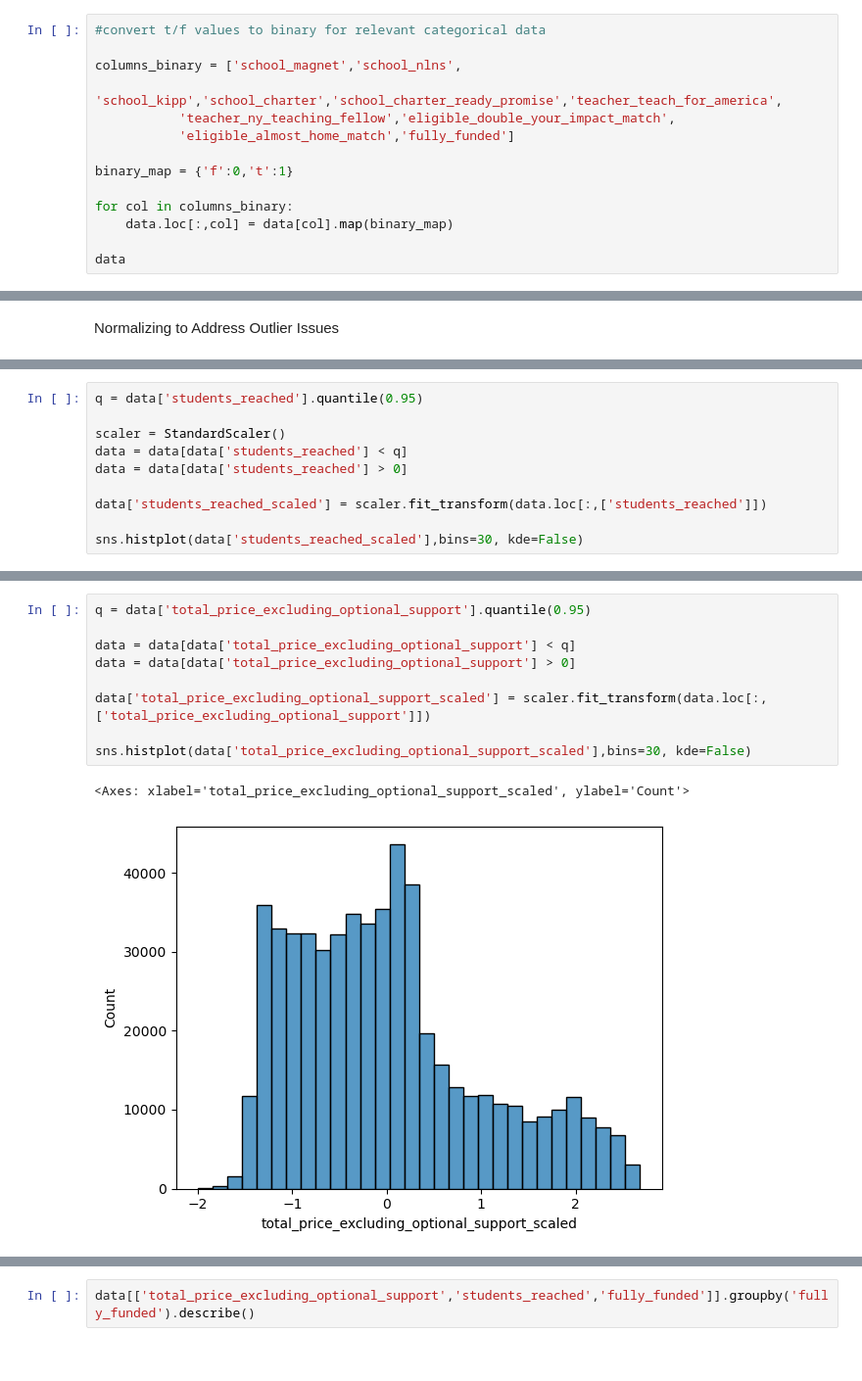
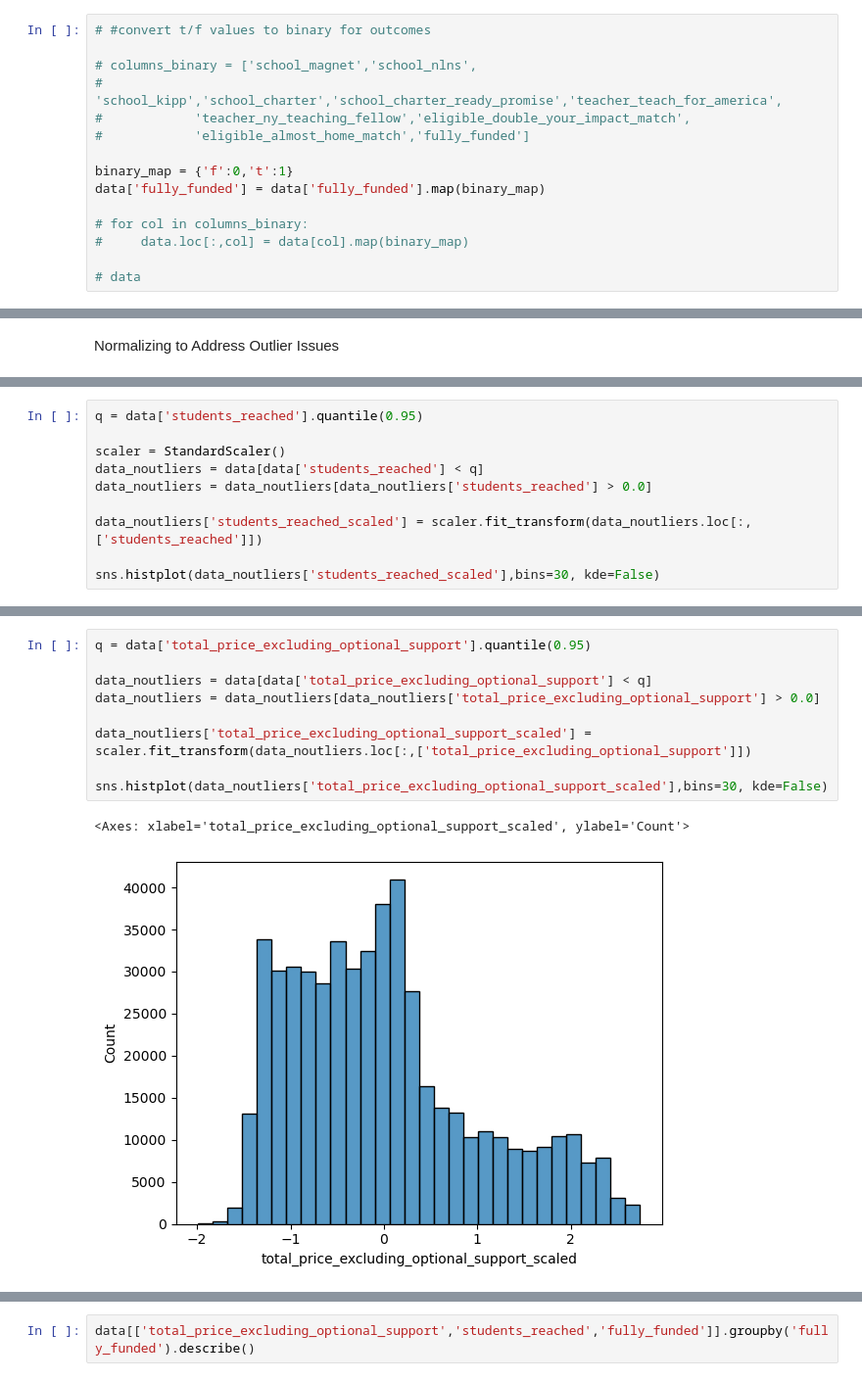
Before and after one commit to yxinzh/project---education, a Jupyter notebook: dataprocessing.ipynb, the cells around one changed output, grey strips where cells are left out. Shown at 98% size. Drawn from its saved outputs; the diff is of its cells as text.

```diff
--- a/dataprocessing.ipynb
+++ b/dataprocessing.ipynb
@@ -51,17 +53,18 @@ columns = ['projectid','school_state','school_metro','school_magnet','school_nln
 
 data = combined[columns]
 # %%
-#convert t/f values to binary for relevant categorical data
+# #convert t/f values to binary for outcomes
 
-columns_binary = ['school_magnet','school_nlns',
-           'school_kipp','school_charter','school_charter_ready_promise','teacher_teach_for_america',
-           'teacher_ny_teaching_fellow','eligible_double_your_impact_match',
-           'eligible_almost_home_match','fully_funded']
+# columns_binary = ['school_magnet','school_nlns',
+#            'school_kipp','school_charter','school_charter_ready_promise','teacher_teach_for_america',
+#            'teacher_ny_teaching_fellow','eligible_double_your_impact_match',
+#            'eligible_almost_home_match','fully_funded']
 
 binary_map = {'f':0,'t':1}
+data['fully_funded'] = data['fully_funded'].map(binary_map)
 
-for col in columns_binary:
-    data.loc[:,col] = data[col].map(binary_map)
+# for col in columns_binary:
+#     data.loc[:,col] = data[col].map(binary_map)
 
-data
+# data
 # %% [output]
@@ -96,11 +153,11 @@ Name: students_reached, dtype: float64
 q = data['students_reached'].quantile(0.95)
 
 scaler = StandardScaler()
-data = data[data['students_reached'] < q]
-data = data[data['students_reached'] > 0]
+data_noutliers = data[data['students_reached'] < q]
+data_noutliers = data_noutliers[data_noutliers['students_reached'] > 0.0]
 
-data['students_reached_scaled'] = scaler.fit_transform(data.loc[:,['students_reached']])
+data_noutliers['students_reached_scaled'] = scaler.fit_transform(data_noutliers.loc[:,['students_reached']])
 
-sns.histplot(data['students_reached_scaled'],bins=30, kde=False)
+sns.histplot(data_noutliers['students_reached_scaled'],bins=30, kde=False)
 # %% [output]
 <Axes: xlabel='students_reached_scaled', ylabel='Count'>
@@ -110,12 +177,12 @@ q = data['total_price_excluding_optional_support'].describe()
 # %%
 q = data['total_price_excluding_optional_support'].quantile(0.95)
 
-data = data[data['total_price_excluding_optional_support'] < q]
-data = data[data['total_price_excluding_optional_support'] > 0]
+data_noutliers = data[data['total_price_excluding_optional_support'] < q]
+data_noutliers = data_noutliers[data_noutliers['total_price_excluding_optional_support'] > 0.0]
 
-data['total_price_excluding_optional_support_scaled'] = scaler.fit_transform(data.loc[:,['total_price_excluding_optional_support']])
+data_noutliers['total_price_excluding_optional_support_scaled'] = scaler.fit_transform(data_noutliers.loc[:,['total_price_excluding_optional_support']])
 
-sns.histplot(data['total_price_excluding_optional_support_scaled'],bins=30, kde=False)
+sns.histplot(data_noutliers['total_price_excluding_optional_support_scaled'],bins=30, kde=False)
 # %% [output]
 <Axes: xlabel='total_price_excluding_optional_support_scaled', ylabel='Count'>
-[figure, old version]
+[figure, new version]
```
Also changed, not shown: parts of 23 cells of this notebook.
